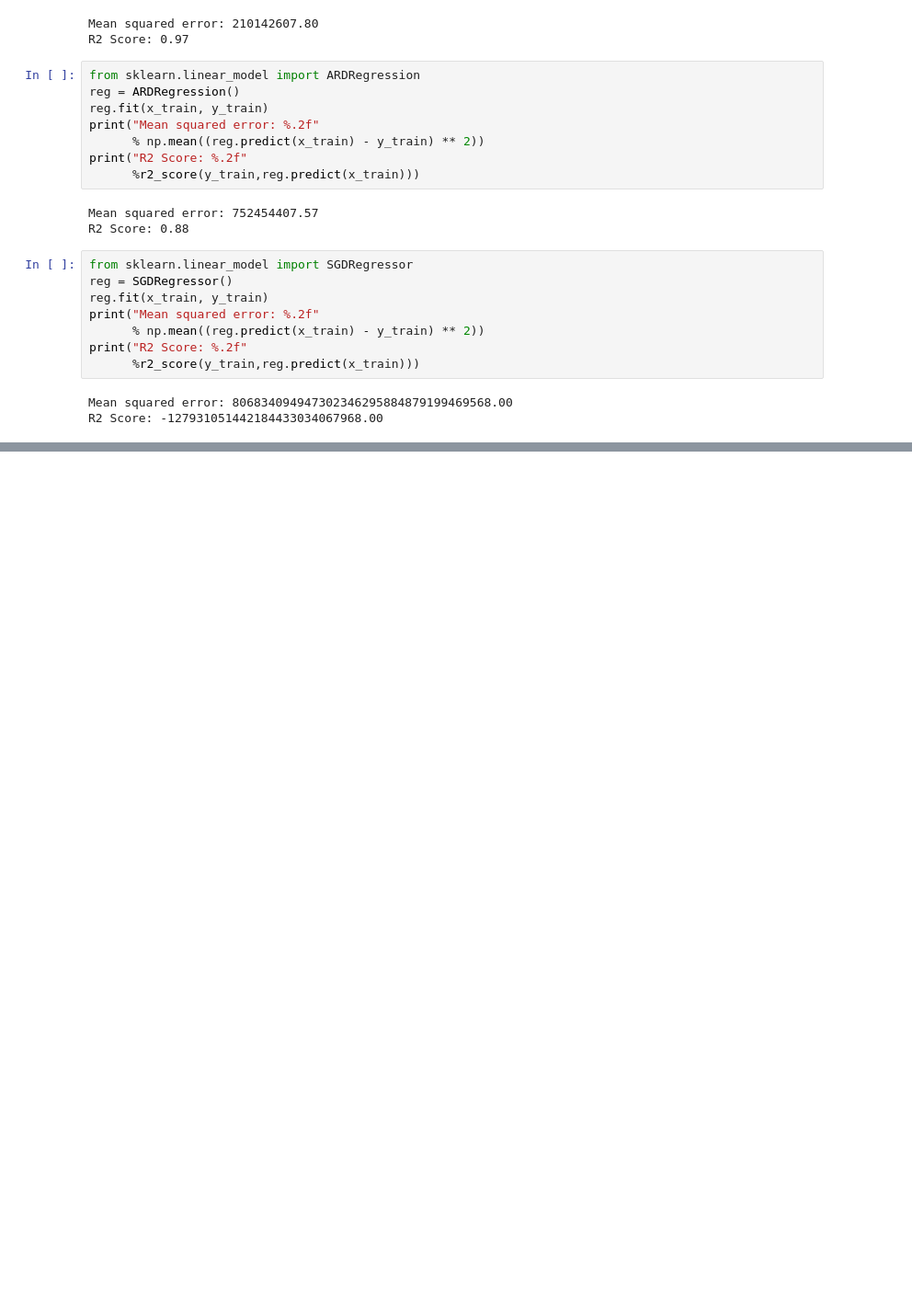
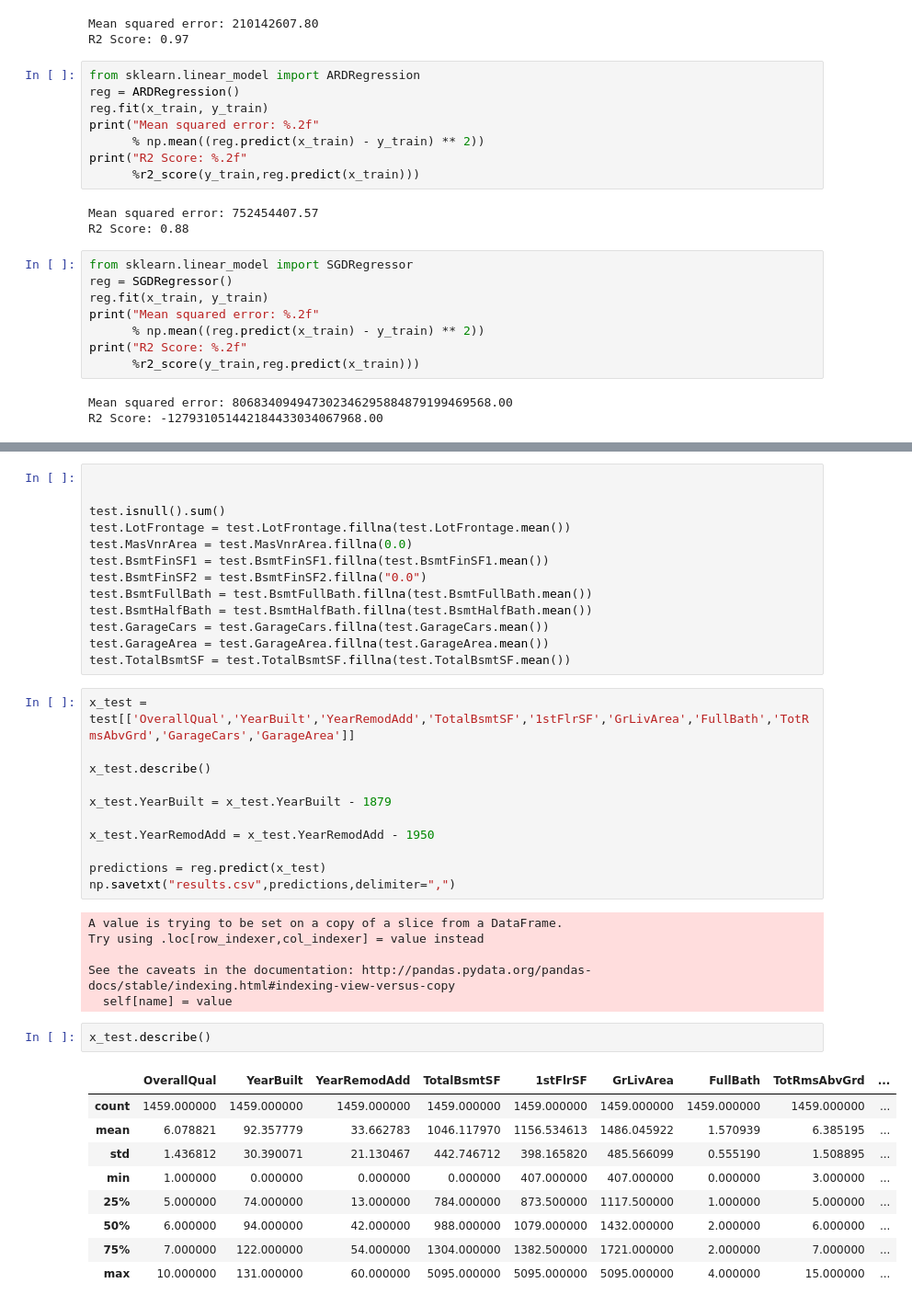
Before and after one commit to bathulas/house-prices, a Jupyter notebook: house_prices.ipynb, the cells around one changed output, grey strips where cells are left out. Shown: that part at 92% size. Saved outputs shown, nothing was run; the diff lists cells and outputs as text; blank space fills up the shorter version.

```diff
--- a/house_prices.ipynb
+++ b/house_prices.ipynb
@@ -225,0 +266,42 @@ R2 Score: -127931051442184433034067968.00
+# %%
+
+
+test.isnull().sum()
+test.LotFrontage = test.LotFrontage.fillna(test.LotFrontage.mean())
+test.MasVnrArea = test.MasVnrArea.fillna(0.0)
+test.BsmtFinSF1 = test.BsmtFinSF1.fillna(test.BsmtFinSF1.mean())
+test.BsmtFinSF2 = test.BsmtFinSF2.fillna("0.0")
+test.BsmtFullBath = test.BsmtFullBath.fillna(test.BsmtFullBath.mean())
+test.BsmtHalfBath = test.BsmtHalfBath.fillna(test.BsmtHalfBath.mean())
+test.GarageCars = test.GarageCars.fillna(test.GarageCars.mean())
+test.GarageArea = test.GarageArea.fillna(test.GarageArea.mean())
+test.TotalBsmtSF = test.TotalBsmtSF.fillna(test.TotalBsmtSF.mean())
+# %%
+x_test = test[['OverallQual','YearBuilt','YearRemodAdd','TotalBsmtSF','1stFlrSF','GrLivArea','FullBath','TotRmsAbvGrd','GarageCars','GarageArea']]
+
+x_test.describe()
+
+x_test.YearBuilt = x_test.YearBuilt - 1879
+
+x_test.YearRemodAdd = x_test.YearRemodAdd - 1950
+
+predictions = reg.predict(x_test)
+np.savetxt("results.csv",predictions,delimiter=",")
+# %% [output]
+A value is trying to be set on a copy of a slice from a DataFrame.
+Try using .loc[row_indexer,col_indexer] = value instead
+
+See the caveats in the documentation: http://pandas.pydata.org/pandas-docs/stable/indexing.html#indexing-view-versus-copy
+  self[name] = value
+# %%
+x_test.describe()
+# %% [output]
+|  | OverallQual | YearBuilt | YearRemodAdd | TotalBsmtSF | 1stFlrSF | GrLivArea | FullBath | TotRmsAbvGrd | ... |
+| count | 1459.000000 | 1459.000000 | 1459.000000 | 1459.000000 | 1459.000000 | 1459.000000 | 1459.000000 | 1459.000000 | ... |
+| mean | 6.078821 | 92.357779 | 33.662783 | 1046.117970 | 1156.534613 | 1486.045922 | 1.570939 | 6.385195 | ... |
+| std | 1.436812 | 30.390071 | 21.130467 | 442.746712 | 398.165820 | 485.566099 | 0.555190 | 1.508895 | ... |
+| min | 1.000000 | 0.000000 | 0.000000 | 0.000000 | 407.000000 | 407.000000 | 0.000000 | 3.000000 | ... |
+| 25% | 5.000000 | 74.000000 | 13.000000 | 784.000000 | 873.500000 | 1117.500000 | 1.000000 | 5.000000 | ... |
+| 50% | 6.000000 | 94.000000 | 42.000000 | 988.000000 | 1079.000000 | 1432.000000 | 2.000000 | 6.000000 | ... |
+| 75% | 7.000000 | 122.000000 | 54.000000 | 1304.000000 | 1382.500000 | 1721.000000 | 2.000000 | 7.000000 | ... |
+| max | 10.000000 | 131.000000 | 60.000000 | 5095.000000 | 5095.000000 | 5095.000000 | 4.000000 | 15.000000 | ... |
```
Also changed, not shown: parts of 6 cells of this notebook.
